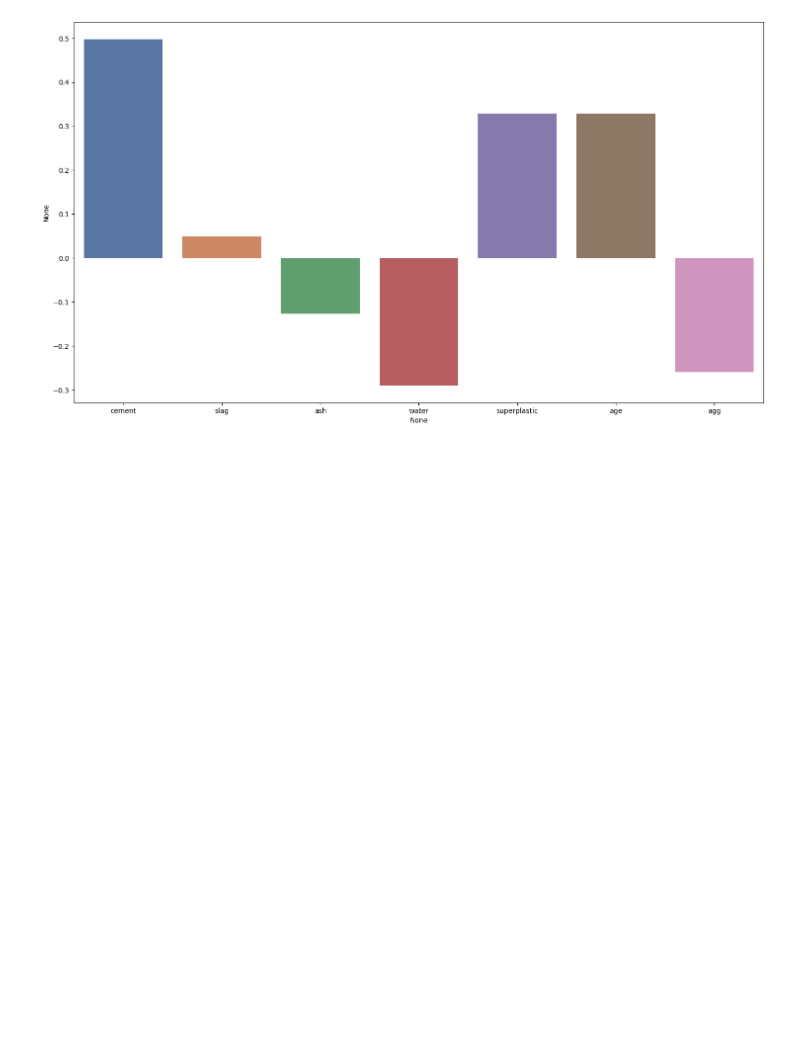
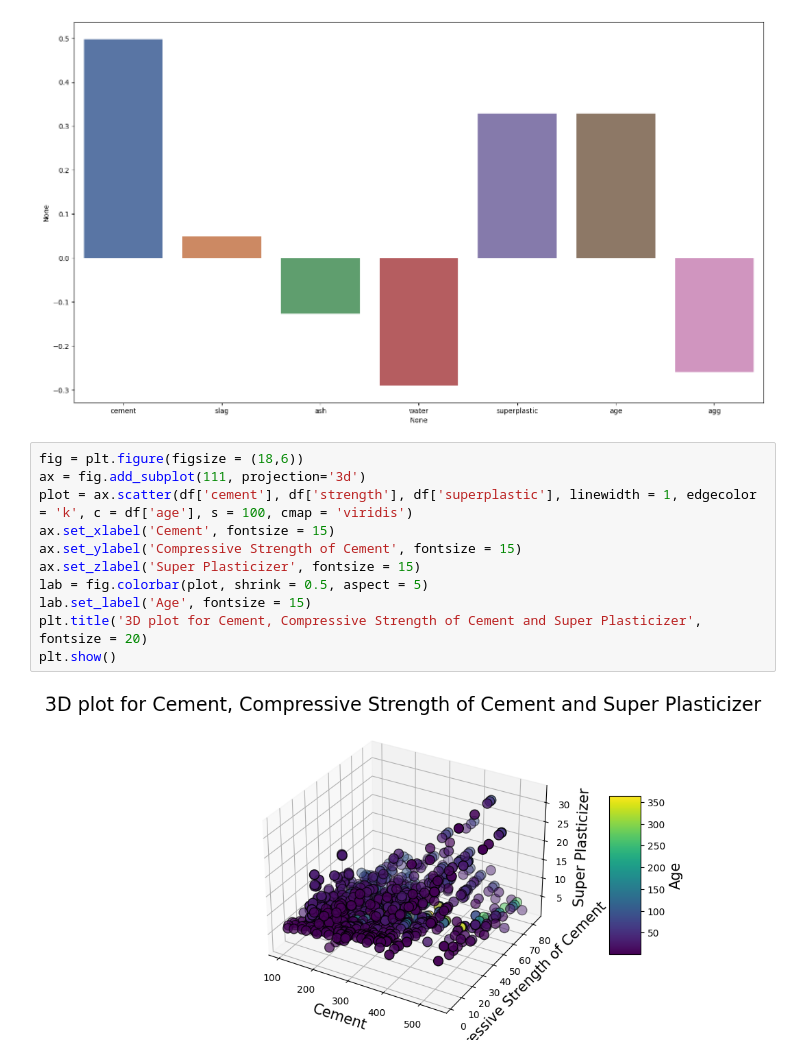
Before and after one commit to ayushipradhan30/AIML-mini-projects, a Jupyter notebook: Featurization,_Model_Selection_&_Tuning.ipynb, the cells around one changed output. Saved outputs shown, nothing was run; the diff lists cells and outputs as text; blank space fills up the shorter version.

```diff
--- a/Featurization,_Model_Selection_&_Tuning.ipynb
+++ b/Featurization,_Model_Selection_&_Tuning.ipynb
@@ -257,3 +257,16 @@ sns.barplot(x = x.columns, y = x.corrwith(y), palette = 'deep')
 # %% [output]
 <Axes: xlabel='None', ylabel='None'>
 [figure]
+# %%
+fig = plt.figure(figsize = (18,6))
+ax = fig.add_subplot(111, projection='3d')
+plot = ax.scatter(df['cement'], df['strength'], df['superplastic'], linewidth = 1, edgecolor = 'k', c = df['age'], s = 100, cmap = 'viridis')
+ax.set_xlabel('Cement', fontsize = 15)
+ax.set_ylabel('Compressive Strength of Cement', fontsize = 15)
+ax.set_zlabel('Super Plasticizer', fontsize = 15)
+lab = fig.colorbar(plot, shrink = 0.5, aspect = 5)
+lab.set_label('Age', fontsize = 15)
+plt.title('3D plot for Cement, Compressive Strength of Cement and Super Plasticizer', fontsize = 20)
+plt.show()
+# %% [output]
+[figure, added]
```
Also changed, not shown: parts of 5 cells of this notebook.
